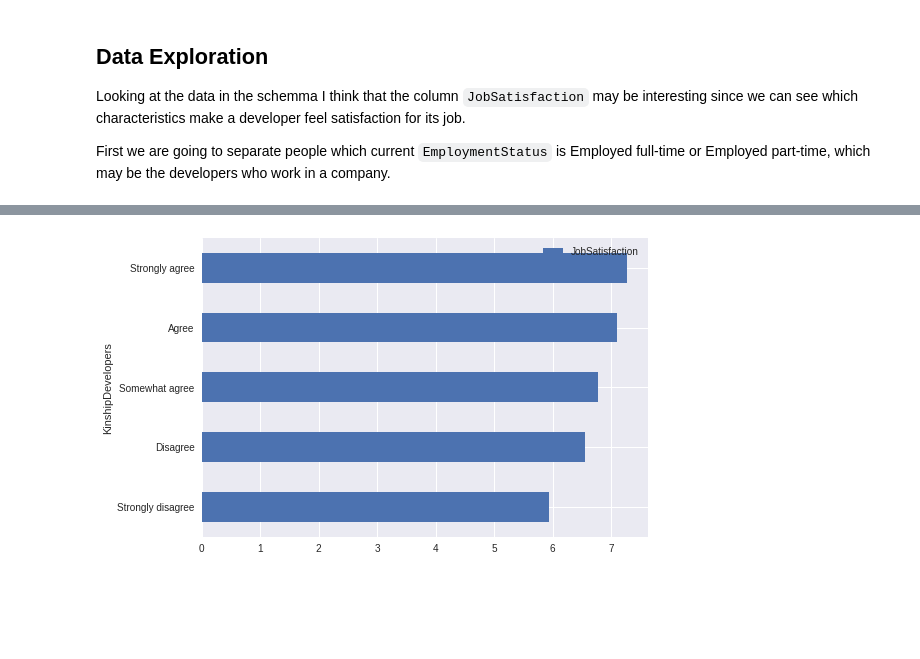
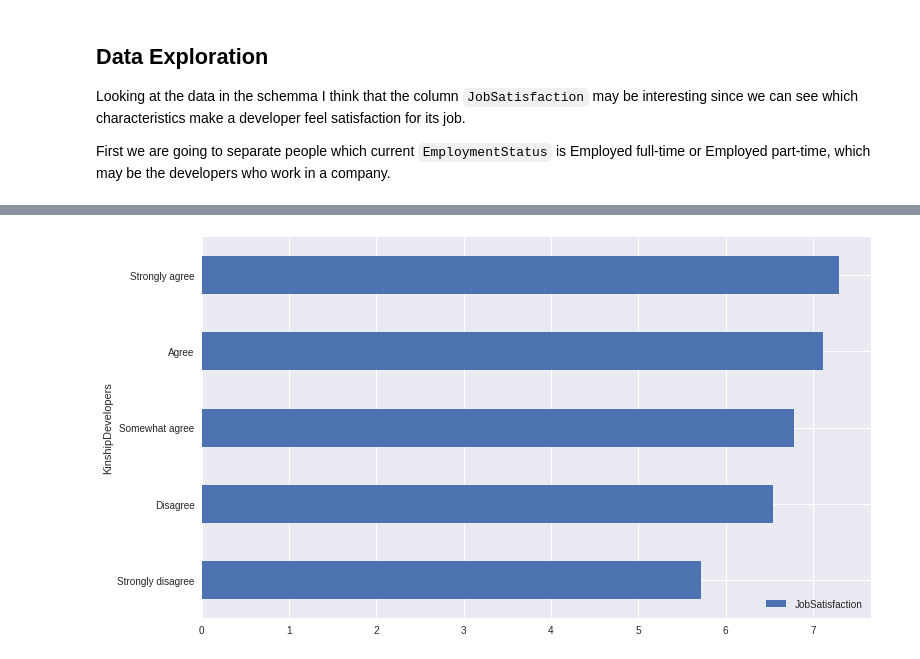
Before and after one commit to sgm1191/airbnb_data, a Jupyter notebook: initial_data_exploration.ipynb, the cells around one changed output, grey strips where cells are left out. Cells and saved outputs as stored; diff of their text form; code cells hidden in the pictures; blank space fills up the shorter version.

```diff
--- a/initial_data_exploration.ipynb
+++ b/initial_data_exploration.ipynb
@@ -79,0 +150,2 @@ df = survey_df[(survey_df.EmploymentStatus == "Employed full-time")
+# %%
+df = df.dropna(subset=["Salary"])
@@ -115,7 +201,4 @@ plot_mean_by(df, "HomeRemote", interest_var)
 # %%
-comp_var = "KinshipDevelopers"
-tmp = df[[comp_var, "JobSatisfaction"]].groupby(comp_var).mean()
-tmp = tmp.sort_values("JobSatisfaction")
-tmp.plot.barh();
+plot_mean_by(df, "KinshipDevelopers", interest_var)
 # %% [output]
-[figure, old version]
+[figure, new version]
```
Also changed, not shown: parts of 50 cells of this notebook.
